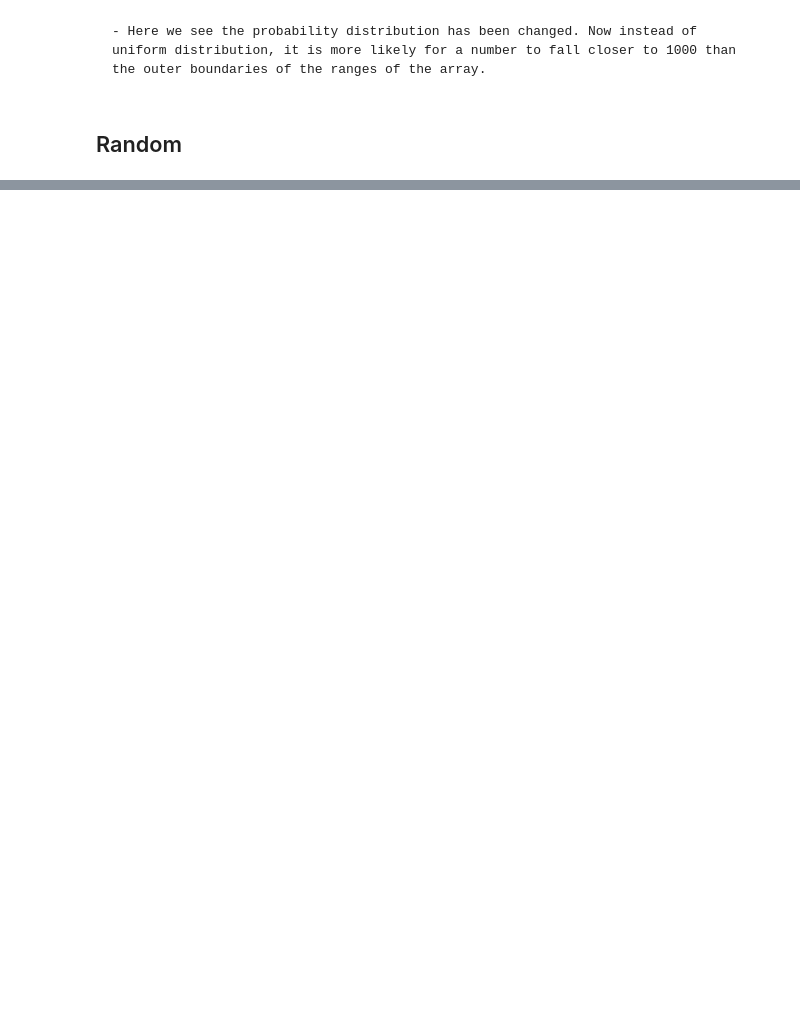
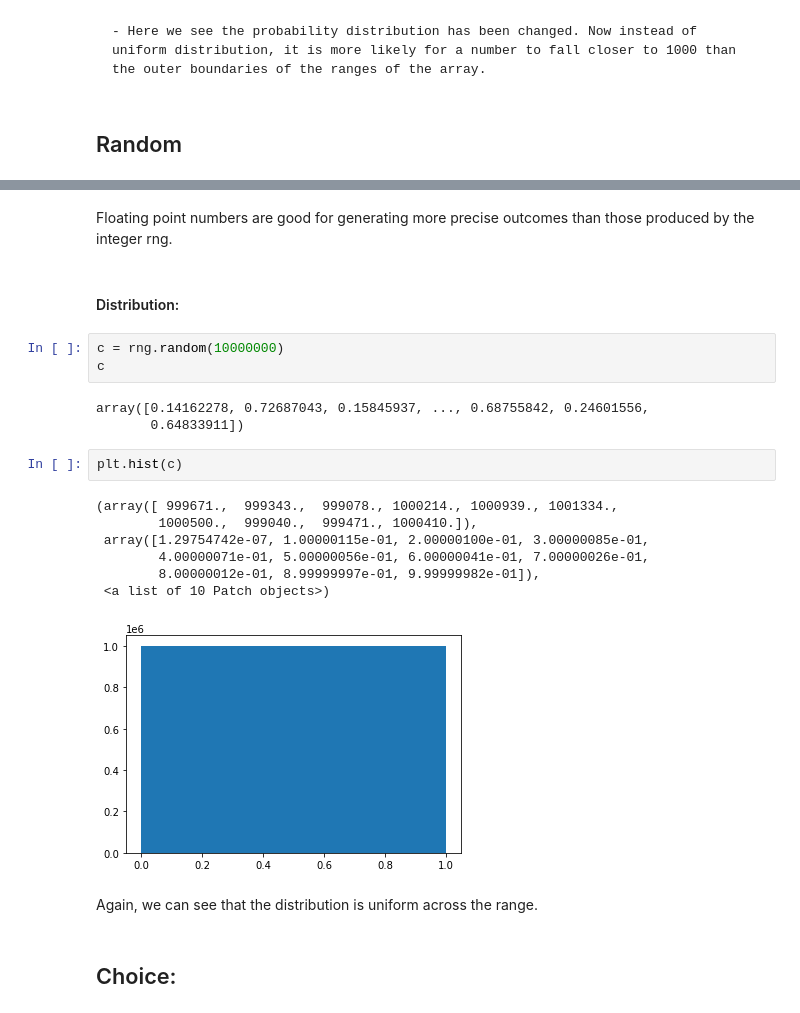
Before and after one commit to Crash-Bandicode/numpy-random, a Jupyter notebook: numpy.random.ipynb, the cells around one changed output, grey strips where cells are left out. Saved outputs shown, nothing was run; the diff lists cells and outputs as text; blank space fills up the shorter version.

Commit message:
Added sections: Random, choice, byte

```diff
--- a/numpy.random.ipynb
+++ b/numpy.random.ipynb
@@ -183,0 +255,24 @@ plt.hist(b)
+# %% [markdown]
+Floating point numbers are good for generating more precise outcomes than those produced by the integer rng.
+# %% [markdown]
+#### Distribution:
+# %%
+c = rng.random(10000000)
+c
+# %% [output]
+array([0.14162278, 0.72687043, 0.15845937, ..., 0.68755842, 0.24601556,
+       0.64833911])
+# %%
+plt.hist(c)
+# %% [output]
+(array([ 999671.,  999343.,  999078., 1000214., 1000939., 1001334.,
+        1000500.,  999040.,  999471., 1000410.]),
+ array([1.29754742e-07, 1.00000115e-01, 2.00000100e-01, 3.00000085e-01,
+        4.00000071e-01, 5.00000056e-01, 6.00000041e-01, 7.00000026e-01,
+        8.00000012e-01, 8.99999997e-01, 9.99999982e-01]),
+ <a list of 10 Patch objects>)
+[figure, added]
+# %% [markdown]
+Again, we can see that the distribution is uniform across the range.
+# %% [markdown]
+## Choice:
```
Also changed, not shown: parts of 53 cells of this notebook.
